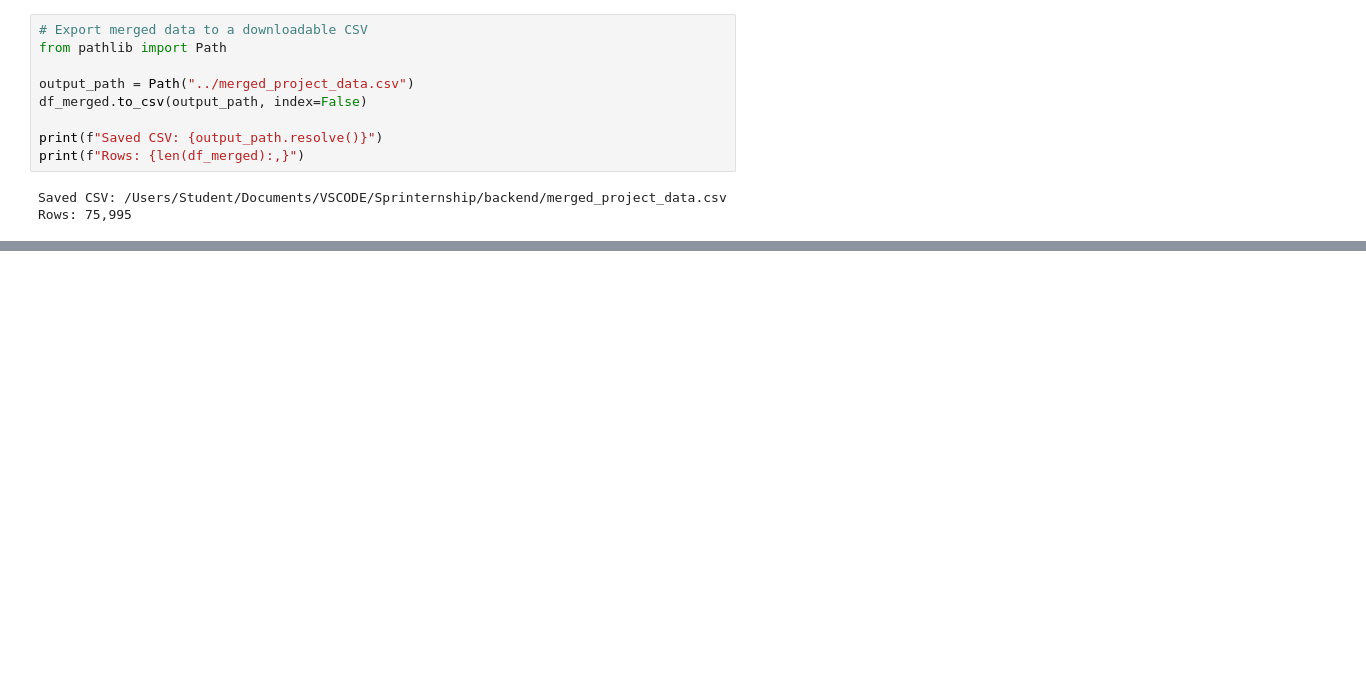
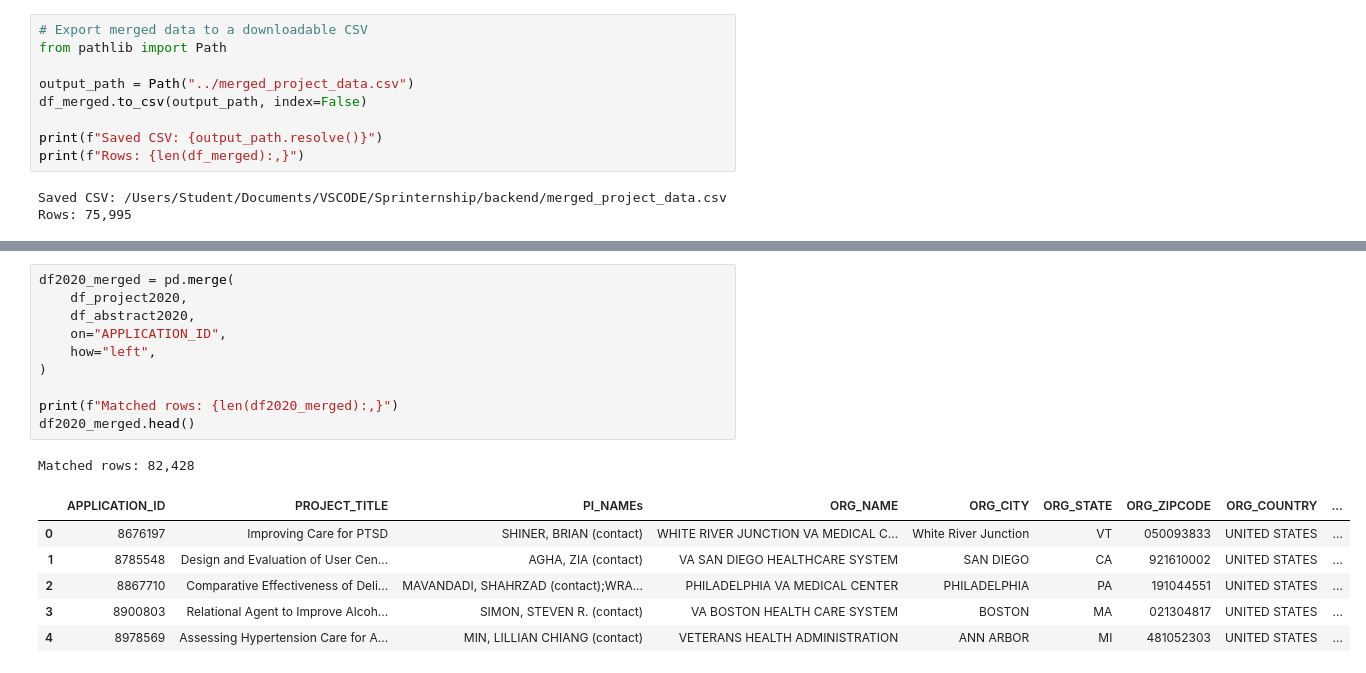
Before and after one commit to izy138/KBR-search, a Jupyter notebook: backend/indexer/proj_data_analysis.ipynb, the cells around one changed output, grey strips where cells are left out. Cells and saved outputs as stored; diff of their text form; blank space fills up the shorter version.

Commit message:
merged all cv's independantly

```diff
--- a/backend/indexer/proj_data_analysis.ipynb
+++ b/backend/indexer/proj_data_analysis.ipynb
@@ -117,0 +207,18 @@ Rows: 75,995
+# %%
+df2020_merged = pd.merge(
+    df_project2020,
+    df_abstract2020,
+    on="APPLICATION_ID",
+    how="left",
+)
+
+print(f"Matched rows: {len(df2020_merged):,}")
+df2020_merged.head()
+# %% [output]
+Matched rows: 82,428
+|  | APPLICATION_ID | PROJECT_TITLE | PI_NAMEs | ORG_NAME | ORG_CITY | ORG_STATE | ORG_ZIPCODE | ORG_COUNTRY | ... |
+| 0 | 8676197 | Improving Care for PTSD | SHINER, BRIAN (contact) | WHITE RIVER JUNCTION VA MEDICAL C... | White River Junction | VT | 050093833 | UNITED STATES | ... |
+| 1 | 8785548 | Design and Evaluation of User Cen... | AGHA, ZIA (contact) | VA SAN DIEGO HEALTHCARE SYSTEM | SAN DIEGO | CA | 921610002 | UNITED STATES | ... |
+| 2 | 8867710 | Comparative Effectiveness of Deli... | MAVANDADI, SHAHRZAD (contact);WRA... | PHILADELPHIA VA MEDICAL CENTER | PHILADELPHIA | PA | 191044551 | UNITED STATES | ... |
+| 3 | 8900803 | Relational Agent to Improve Alcoh... | SIMON, STEVEN R. (contact) | VA BOSTON HEALTH CARE SYSTEM | BOSTON | MA | 021304817 | UNITED STATES | ... |
+| 4 | 8978569 | Assessing Hypertension Care for A... | MIN, LILLIAN CHIANG (contact) | VETERANS HEALTH ADMINISTRATION | ANN ARBOR | MI | 481052303 | UNITED STATES | ... |
```
Also changed, not shown: parts of 26 cells of this notebook, 2 other files.
